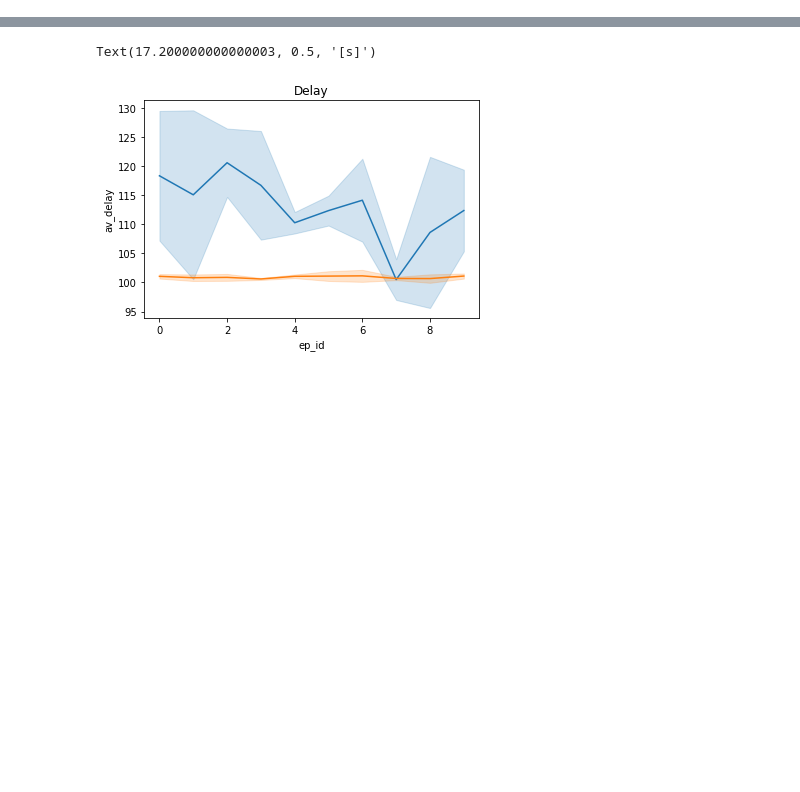
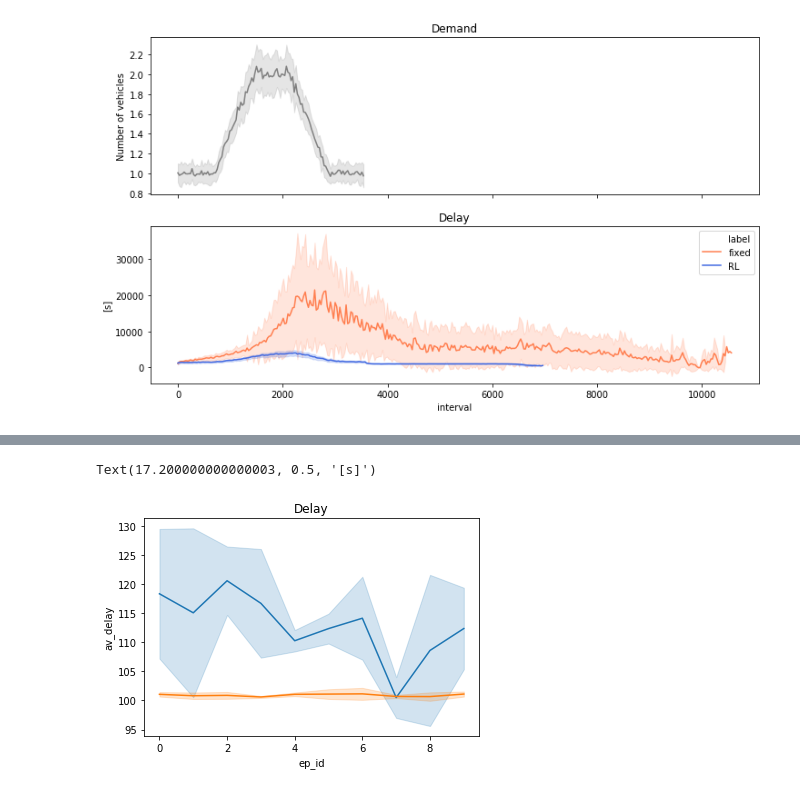
Before and after one commit to jrdmose/MS_Transports_RL, a Jupyter notebook: Scripts/Simple_Cross/cross_RL/Plotting.ipynb, the cells around one changed output, grey strips where cells are left out. Saved outputs shown, nothing was run; the diff lists cells and outputs as text; code cells hidden in the pictures; blank space fills up the shorter version.

```diff
--- a/Scripts/Simple_Cross/cross_RL/Plotting.ipynb
+++ b/Scripts/Simple_Cross/cross_RL/Plotting.ipynb
@@ -103 +196,5 @@ def plot_evaluation(path, labels = None ):
+# %%
+res = plot_evaluation(path)
+# %% [output]
+[figure, added]
 # %%
```
Also changed, not shown: parts of 12 cells of this notebook, 3 other files.
